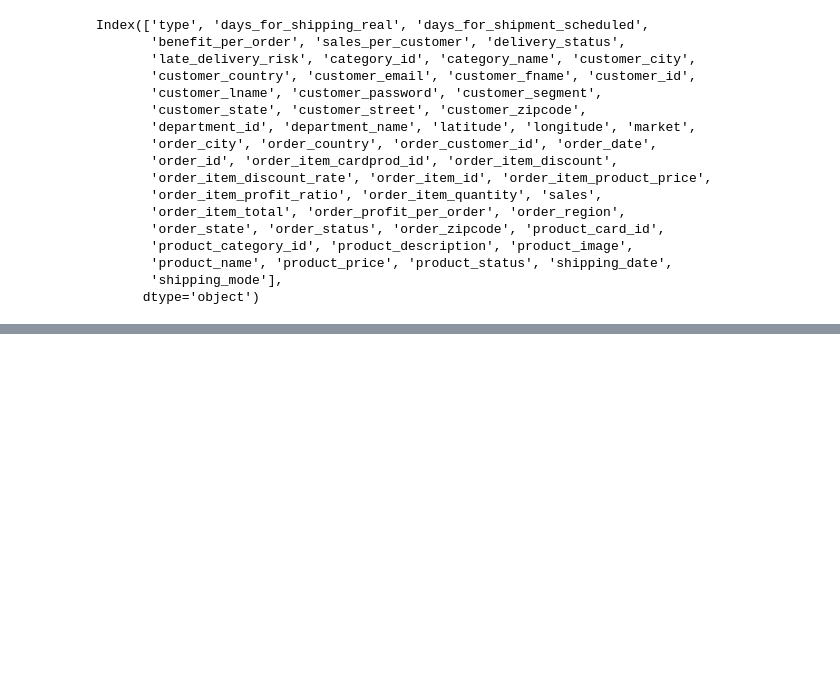
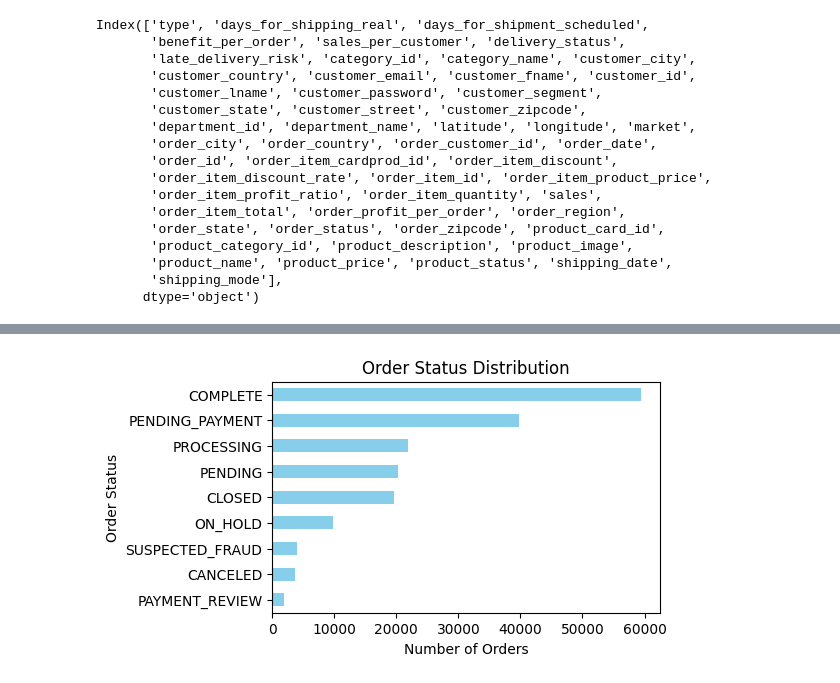
Before and after one commit to nh-adorie/scm-co-smart-project, a Jupyter notebook: notebook/eda.ipynb, the cells around one changed output, grey strips where cells are left out. Saved outputs shown, nothing was run; the diff lists cells and outputs as text; code cells hidden in the pictures; blank space fills up the shorter version.

```diff
--- a/notebook/eda.ipynb
+++ b/notebook/eda.ipynb
@@ -65,0 +88,3 @@ Index(['type', 'days_for_shipping_real', 'days_for_shipment_scheduled',
+# %%
+# for product_description - no values --> drop the whole columns
+df = df.drop(['product_description'], axis = 1)
@@ -65,0 +127,17 @@ Index(['type', 'days_for_shipping_real', 'days_for_shipment_scheduled',
+# %%
+# Order related columns analysis
+
+# order_status
+df['order_status'].value_counts()
+order_status_count = df['order_status'].value_counts()
+
+# bar chart for Order Status Distribution
+plt.figure(figsize=(5,3))
+order_status_count.plot(kind='barh', color='skyblue')
+plt.title("Order Status Distribution")
+plt.xlabel("Number of Orders")
+plt.ylabel("Order Status")
+plt.gca().invert_yaxis()
+plt.show()
+# %% [output]
+[figure, added]
```
Also changed, not shown: parts of 11 cells of this notebook, 1 other file.
